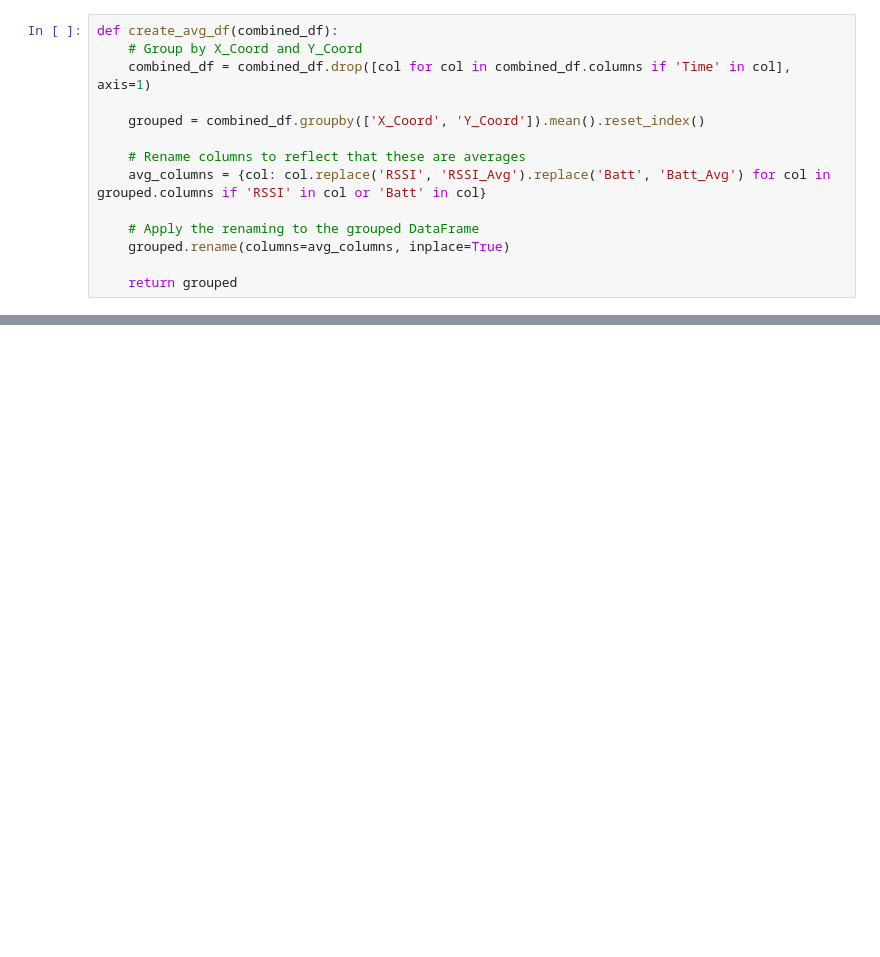
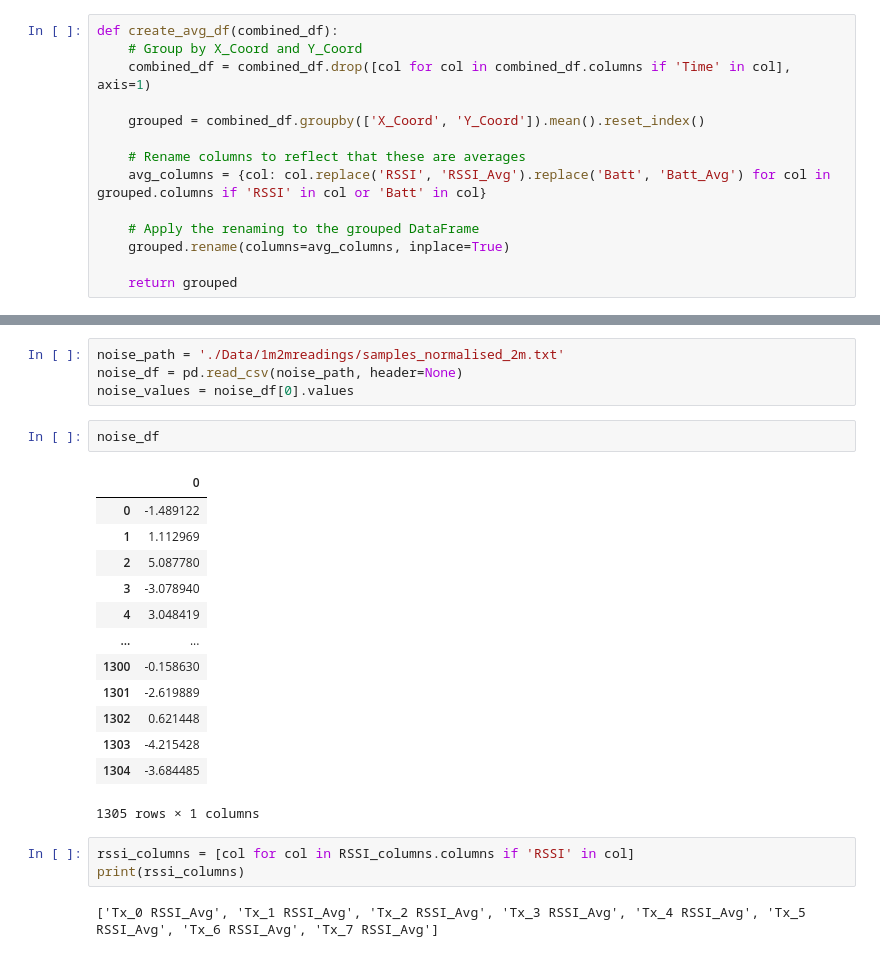
Before and after one commit to RandallCher/FYP, a Jupyter notebook: Data_Augmentation(train data).ipynb, the cells around one changed output, grey strips where cells are left out. Cells and saved outputs as stored; diff of their text form; blank space fills up the shorter version.

```diff
--- a/Data_Augmentation(train data).ipynb
+++ b/Data_Augmentation(train data).ipynb
@@ -334,0 +351,25 @@ dtype: object
+# %%
+noise_path = './Data/1m2mreadings/samples_normalised_2m.txt'
+noise_df = pd.read_csv(noise_path, header=None)
+noise_values = noise_df[0].values
+# %%
+noise_df
+# %% [output]
+|  | 0 |
+| 0 | -1.489122 |
+| 1 | 1.112969 |
+| 2 | 5.087780 |
+| 3 | -3.078940 |
+| 4 | 3.048419 |
+| ... | ... |
+| 1300 | -0.158630 |
+| 1301 | -2.619889 |
+| 1302 | 0.621448 |
+| 1303 | -4.215428 |
+| 1304 | -3.684485 |
+1305 rows × 1 columns
+# %%
+rssi_columns = [col for col in RSSI_columns.columns if 'RSSI' in col]
+print(rssi_columns)
+# %% [output]
+['Tx_0 RSSI_Avg', 'Tx_1 RSSI_Avg', 'Tx_2 RSSI_Avg', 'Tx_3 RSSI_Avg', 'Tx_4 RSSI_Avg', 'Tx_5 RSSI_Avg', 'Tx_6 RSSI_Avg', 'Tx_7 RSSI_Avg']
```
Also changed, not shown: parts of 12 cells of this notebook, 11 other files.
